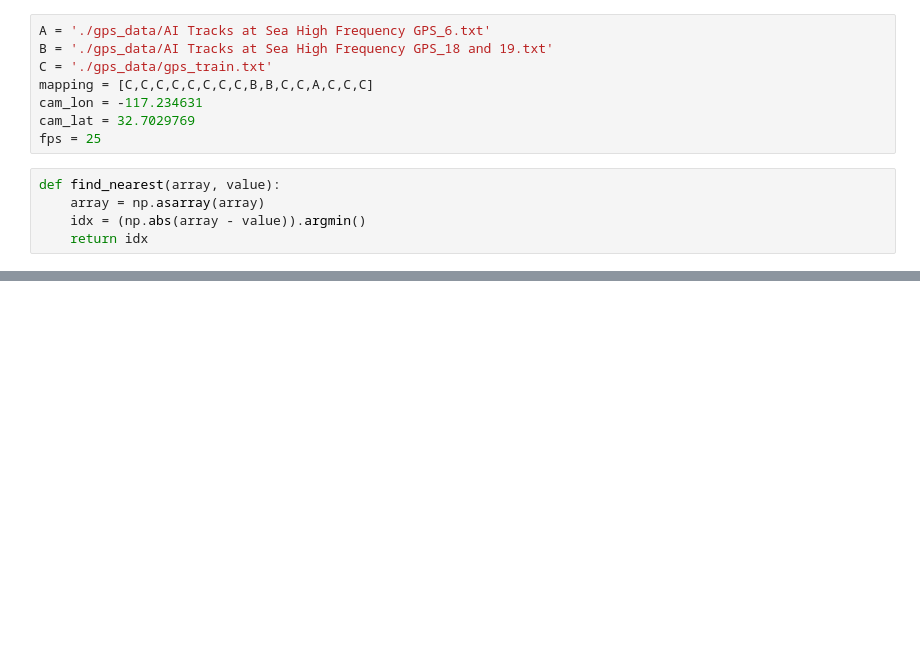
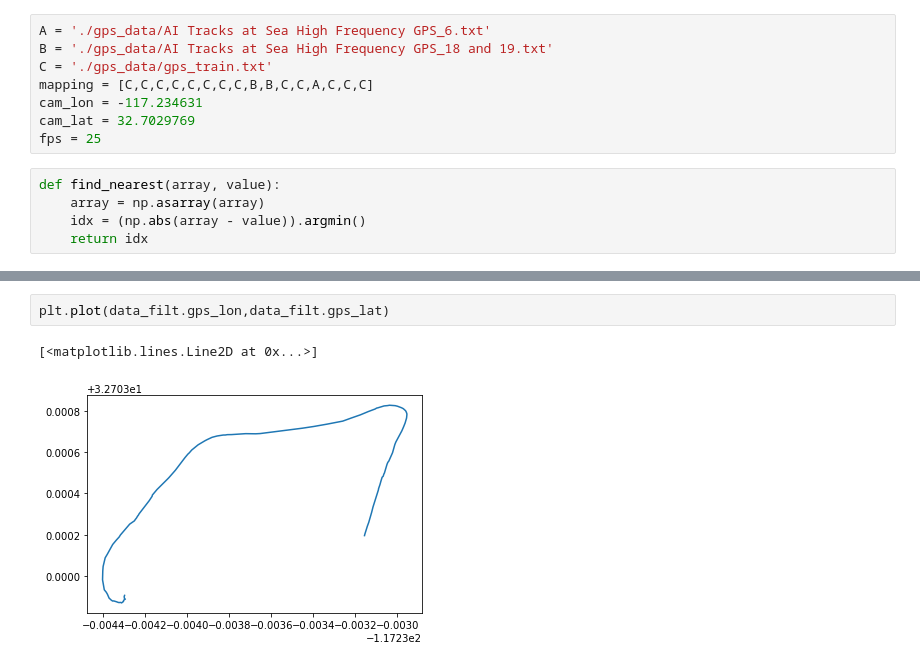
Before and after one commit to Blair-Johnson/crowsnest, a Jupyter notebook: Preprocessing Prototype.ipynb, the cells around one changed output, grey strips where cells are left out. Saved outputs shown, nothing was run; the diff lists cells and outputs as text; blank space fills up the shorter version.

```diff
--- a/Preprocessing Prototype.ipynb
+++ b/Preprocessing Prototype.ipynb
@@ -221,0 +231,5 @@ plt.plot(data.x_cent,data.y_cent)
+# %%
+plt.plot(data_filt.gps_lon,data_filt.gps_lat)
+# %% [output]
+[<matplotlib.lines.Line2D at 0x...>]
+[figure, added]
```
Also changed, not shown: parts of 3 cells of this notebook, 5 other files.
